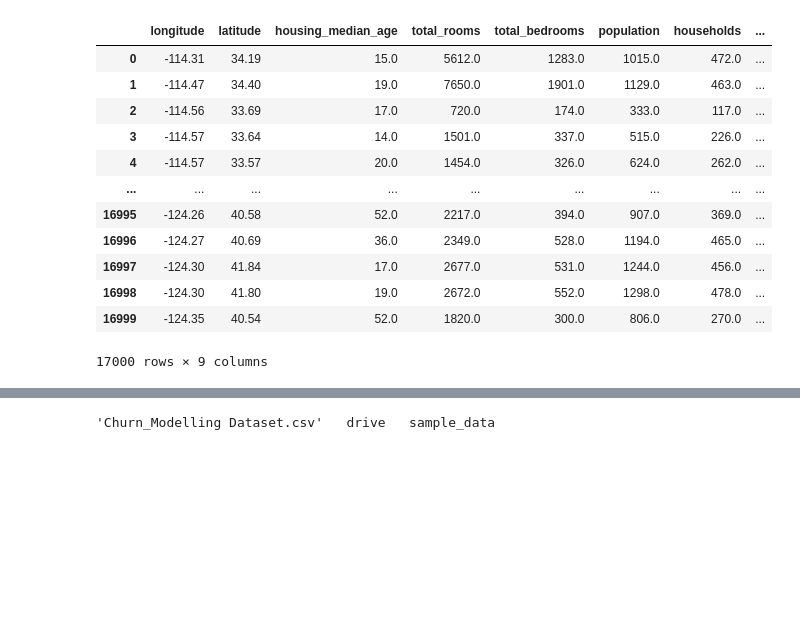
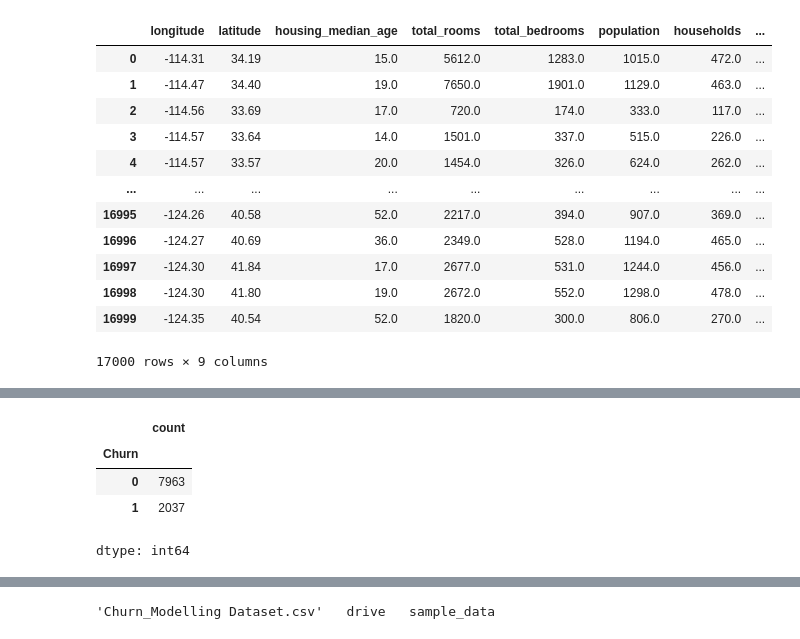
Before and after one commit to Muhammed1978/Amazon-Product-Review-Analysis, a Jupyter notebook: DataAnalysis_Pandas_2.ipynb, the cells around one changed output, grey strips where cells are left out. Cells and saved outputs as stored; diff of their text form; code cells hidden in the pictures; blank space fills up the shorter version.

```diff
--- a/DataAnalysis_Pandas_2.ipynb
+++ b/DataAnalysis_Pandas_2.ipynb
@@ -154,0 +291,10 @@ churn_Modelling_Dataset
+# %%
+# Calculation of churn rate 2
+# Churn_rate = Amount of revenue lost/dapartures
+Churn_rate
+# %% [output]
+|  | count |
+| Churn |  |
+| 0 | 7963 |
+| 1 | 2037 |
+dtype: int64
```
Also changed, not shown: parts of 11 cells of this notebook.
